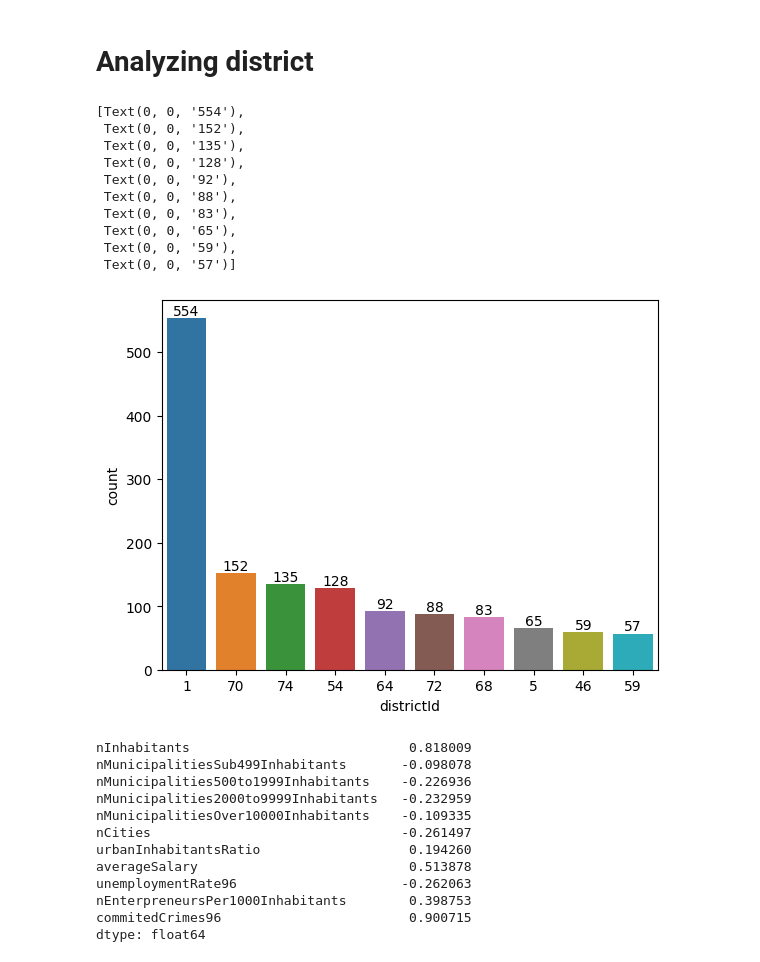
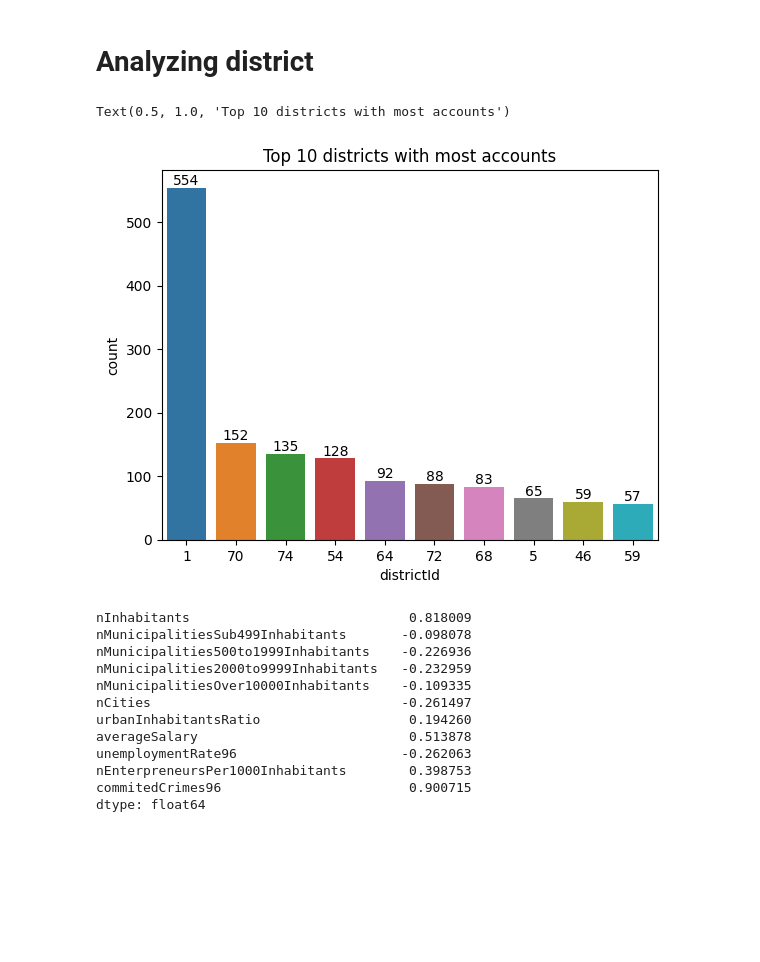
Before and after one commit to adr1an0s0ar3s/feup-ac-22-23, a Jupyter notebook: notebooks/account.ipynb, the cells around one changed output. Saved outputs shown, nothing was run; the diff lists cells and outputs as text; code cells hidden in the pictures; blank space fills up the shorter version.

```diff
--- a/notebooks/account.ipynb
+++ b/notebooks/account.ipynb
@@ -77,18 +62,10 @@ There's no apparent trend (e.g. more accounts created during summer).
 # %%
 ax = sns.countplot(df, x='districtId', order=df['districtId'].value_counts().iloc[:10].index)
 ax.bar_label(ax.containers[0])
+plt.title('Top 10 districts with most accounts')
 # %% [output]
-[Text(0, 0, '554'),
- Text(0, 0, '152'),
- Text(0, 0, '135'),
- Text(0, 0, '128'),
- Text(0, 0, '92'),
- Text(0, 0, '88'),
- Text(0, 0, '83'),
- Text(0, 0, '65'),
- Text(0, 0, '59'),
- Text(0, 0, '57')]
+Text(0.5, 1.0, 'Top 10 districts with most accounts')
-[figure, old version]
+[figure, new version]
 # %%
 district = pd.read_sql_query('SELECT * FROM district;', con, index_col='id')
 # %%
```
Also changed, not shown: parts of 7 cells of this notebook, 1 other file.
